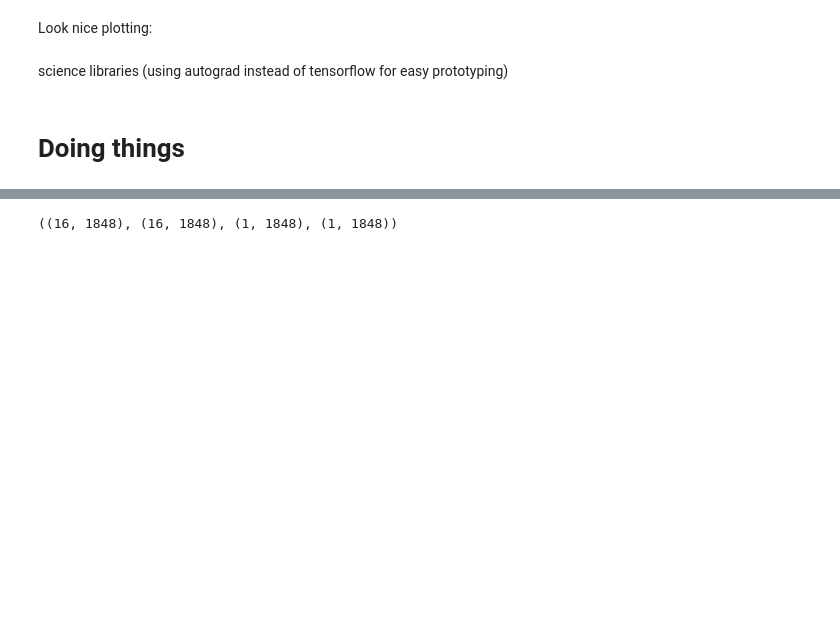
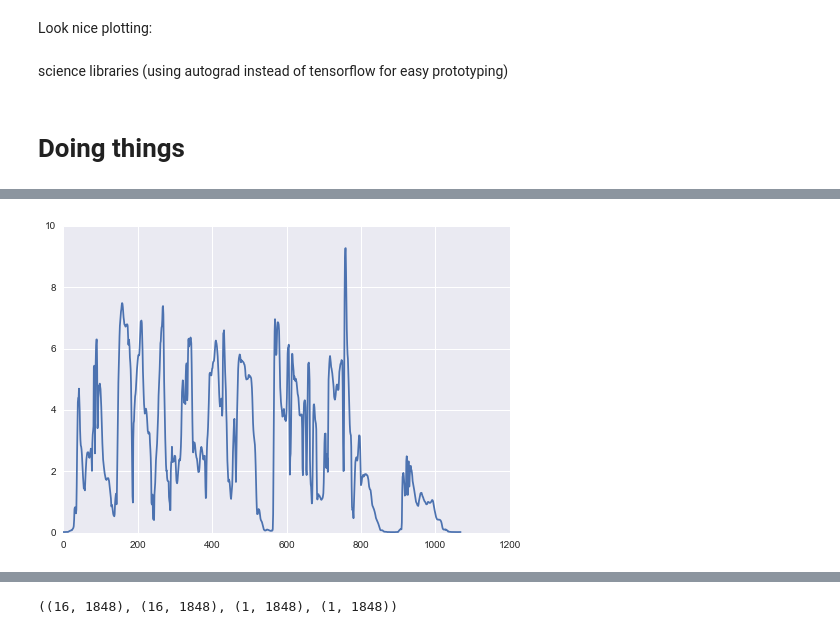
Before and after one commit to danmackinlay/mlmistrels, a Jupyter notebook: danscriptors.ipynb, the cells around one changed output, grey strips where cells are left out. Drawn from its saved outputs; the diff is of its cells as text; code cells hidden in the pictures; blank space fills up the shorter version.

```diff
--- a/danscriptors.ipynb
+++ b/danscriptors.ipynb
@@ -37,0 +40,4 @@ features = analysis.harmonic_index('samples/clarinet.mp3', debug=True, cached=Fa
+# %%
+plt.plot(source_features['harm_rms'].ravel());
+# %% [output]
+[figure, added]
```
Also changed, not shown: parts of 7 cells of this notebook.
